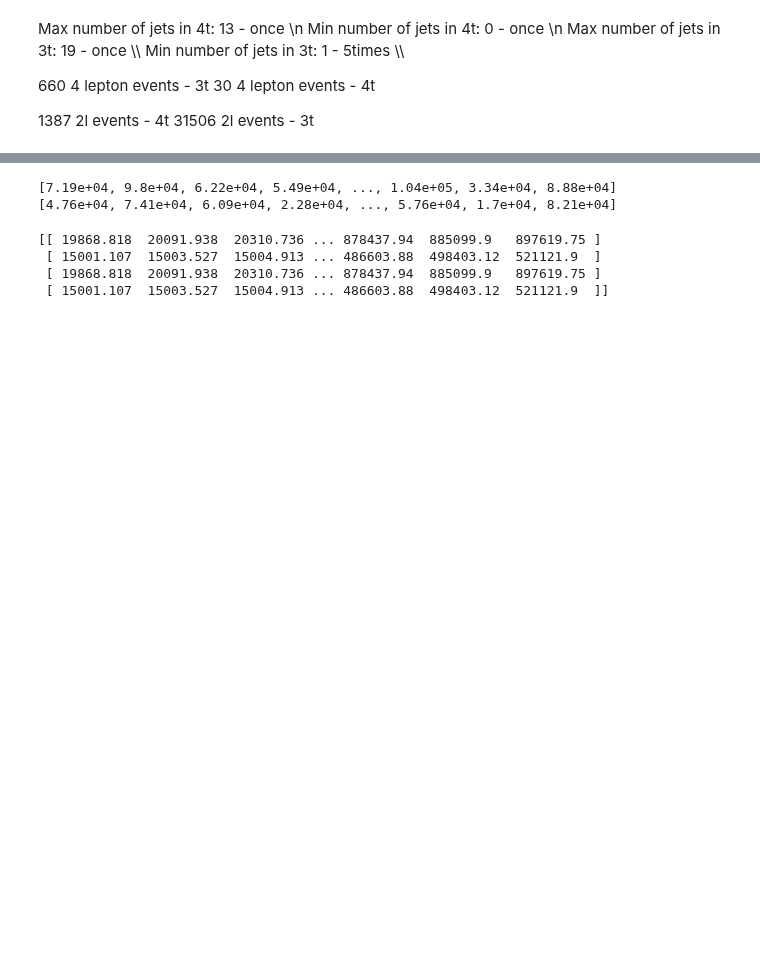
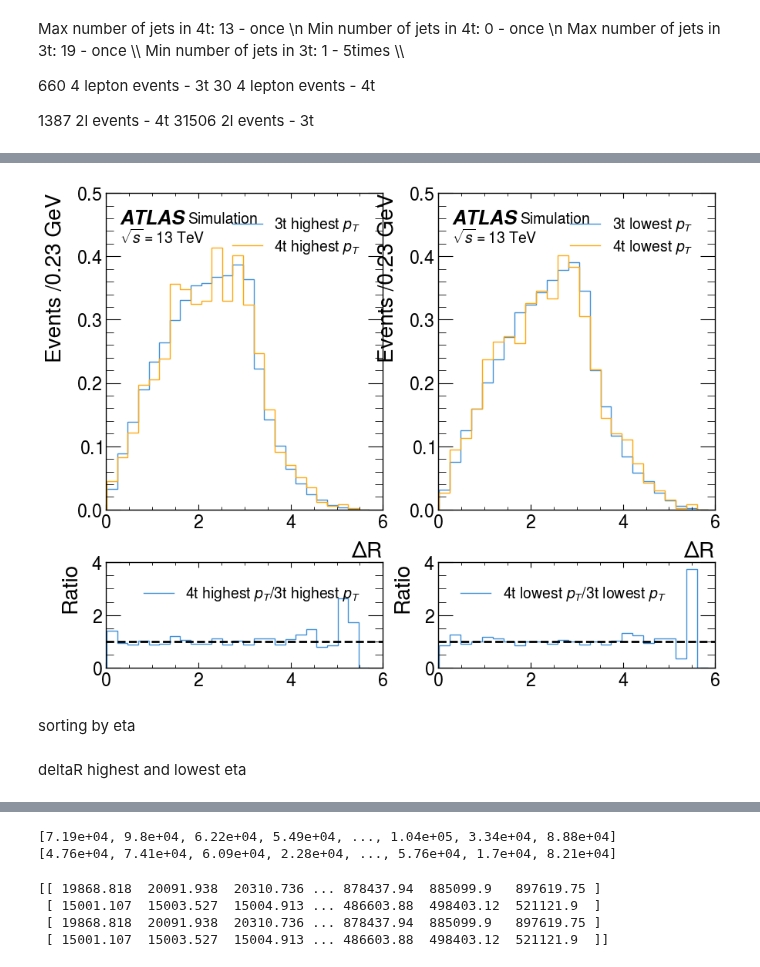
Before and after one commit to archiebrooks02/MPHYS-4Top, a Jupyter notebook: week_2.ipynb, the cells around one changed output, grey strips where cells are left out. Saved outputs shown, nothing was run; the diff lists cells and outputs as text; code cells hidden in the pictures; blank space fills up the shorter version.

```diff
--- a/week_2.ipynb
+++ b/week_2.ipynb
@@ -182,0 +243,6 @@ lowest_eta_4t = np.minimum(np.abs(lowest_eta_jet_4t.eta),np.abs(lowest_eta_lepto
+# %%
+deltaR_highest_pt_4t = highest_pt_4t.deltaR(second_highest_pt_4t)
+deltaR_lowest_pt_4t = lowest_pt_4t.deltaR(second_lowest_pt_4t)
+
+deltaR_highest_pt_3t = highest_pt_3t.deltaR(second_highest_pt_3t)
+deltaR_lowest_pt_3t = lowest_pt_3t.deltaR(second_lowest_pt_3t)
@@ -182,0 +281,14 @@ lowest_eta_4t = np.minimum(np.abs(lowest_eta_jet_4t.eta),np.abs(lowest_eta_lepto
+# %%
+fig, ax = plt.subplots(2,2,gridspec_kw={'height_ratios':[3,1]}, figsize=(10,8))
+histogram([deltaR_highest_pt_3t, deltaR_highest_pt_4t], 25, ['3t highest $p_T$','4t highest $p_T$'], ax[0,0], ratio=True, ratio_axes=ax[1,0], density=True)
+histogram([deltaR_lowest_pt_3t, deltaR_lowest_pt_4t], 25, ['3t lowest $p_T$','4t lowest $p_T$'], ax[0,1], ratio=True, ratio_axes=ax[1,1], density=True)
+ax[0,0].set_xlabel(r'$\Delta$R')
+ax[0,1].set_xlabel(r'$\Delta$R')
+plt.subplots_adjust(hspace=0.25)
+ax[0,0].legend(loc='upper right')
+ax[0,1].legend(loc='upper right')
+plt.show()
+# %% [output]
+[figure, added]
+# %% [markdown]
+sorting by eta
@@ -182,0 +319,2 @@ lowest_eta_4t = np.minimum(np.abs(lowest_eta_jet_4t.eta),np.abs(lowest_eta_lepto
+# %% [markdown]
+deltaR highest and lowest eta
```
Also changed, not shown: parts of 36 cells of this notebook.
